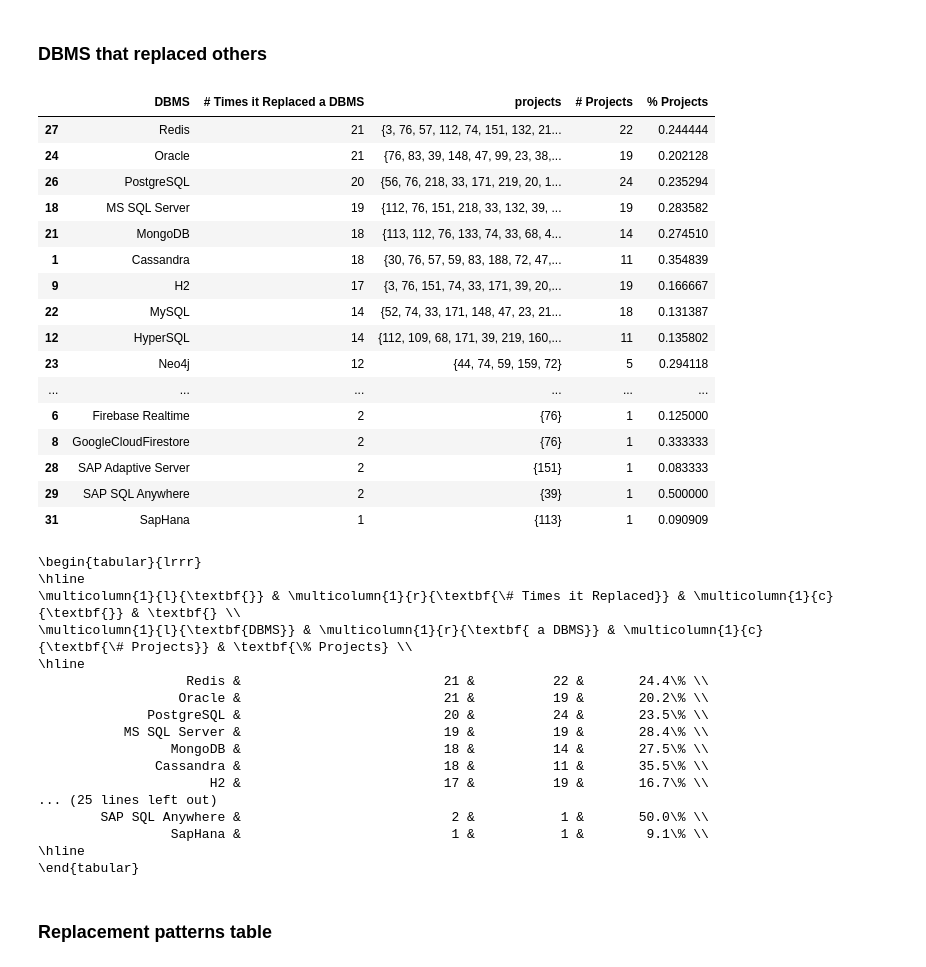
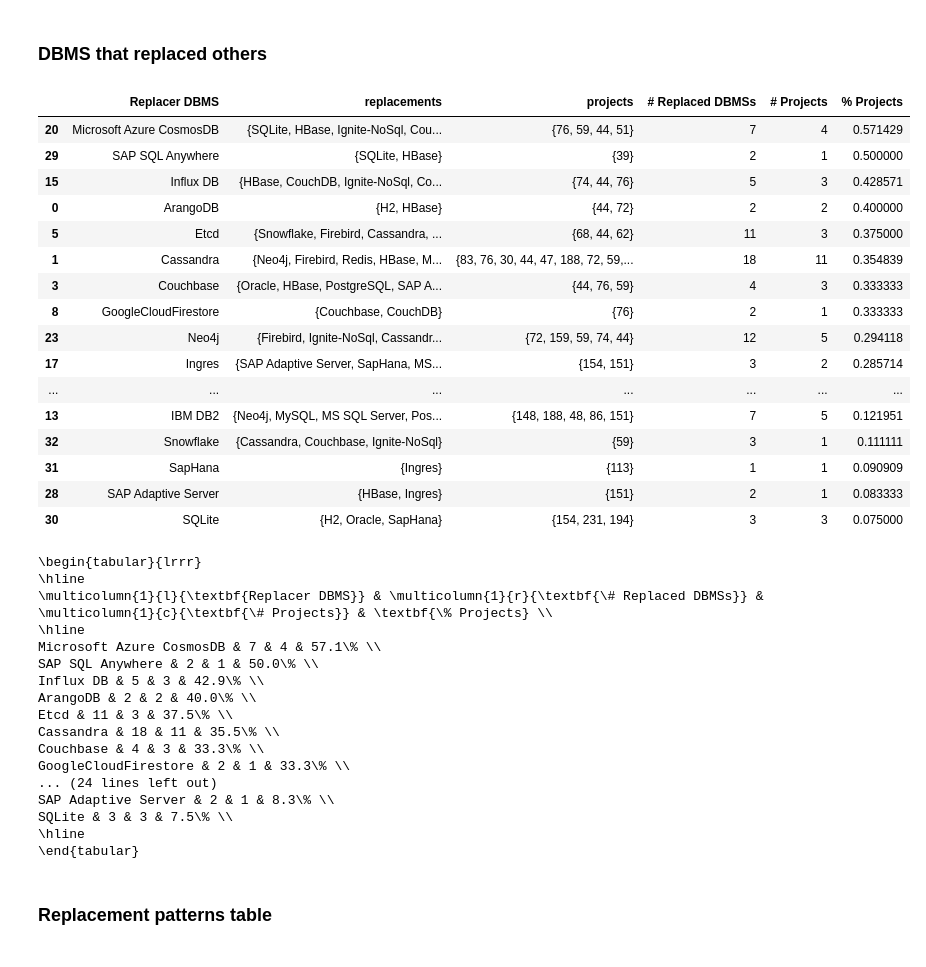
Before and after one commit to gems-uff/db-mining, a Jupyter notebook: src/rq3_replacements/seqpatterns_filters.ipynb, the cells around one changed output. Cells and saved outputs as stored; diff of their text form; code cells hidden in the pictures.

```diff
--- a/src/rq3_replacements/seqpatterns_filters.ipynb
+++ b/src/rq3_replacements/seqpatterns_filters.ipynb
@@ -84,6 +84,9 @@ from analysis_helpers import (
 
 def union_sets(series):
     return functools.reduce(lambda x,y: x | y, series, set())
+
+def union_values(series):
+    return functools.reduce(lambda x,y: x | (y if isinstance(y, set) else {y}), series, set())
 # %%
 df = pd.read_csv(SEQ_PATTERNS_DIR + os.sep + "substitutions.csv")
 # Remove meta-rules
@@ -186,29 +221,30 @@ with open(IMAGES_DIR + os.sep + "substitutions.tex", "w") as f:
 # %% [markdown]
 ### DBMS that replaced others
 # %%
-df5 = df.groupby(["Y"], as_index=False).agg(replacements=("X", "count"), projects=("LinesSet", union_sets))
-df5.rename(columns={"Y": "DBMS", "replacements": "# Times it Replaced a DBMS"}, inplace=True)
+df5 = df.groupby(["Y"], as_index=False).agg(replacements=("X", union_values), projects=("LinesSet", union_sets))
+df5["# Replaced DBMSs"] = df5["replacements"].apply(len)
+df5.rename(columns={"Y": "Replacer DBMS"}, inplace=True)
 df5["# Projects"] = df5["projects"].apply(len)
-df5["% Projects"] = df5.apply(lambda row: row["# Projects"] / dbms_counts[row["DBMS"]], axis=1)
-df5.sort_values(["# Times it Replaced a DBMS", "# Projects"], inplace=True, ascending=False)
-dbms_replaced_count = df5.set_index("DBMS")["# Times it Replaced a DBMS"].to_dict()
-dbms_replaced_in_projects = df5.set_index("DBMS")["# Projects"].to_dict()
+df5["% Projects"] = df5.apply(lambda row: row["# Projects"] / dbms_counts[row["Replacer DBMS"]], axis=1)
+df5.sort_values(["% Projects", "# Replaced DBMSs", "# Projects"], inplace=True, ascending=False)
+dbms_replaced_count = df5.set_index("Replacer DBMS")["# Replaced DBMSs"].to_dict()
+dbms_replaced_in_projects = df5.set_index("Replacer DBMS")["# Projects"].to_dict()
 df5
 # %% [output]
-|  | DBMS | # Times it Replaced a DBMS | projects | # Projects | % Projects |
-| 27 | Redis | 21 | {3, 76, 57, 112, 74, 151, 132, 21... | 22 | 0.244444 |
-| 24 | Oracle | 21 | {76, 83, 39, 148, 47, 99, 23, 38,... | 19 | 0.202128 |
-| 26 | PostgreSQL | 20 | {56, 76, 218, 33, 171, 219, 20, 1... | 24 | 0.235294 |
-| 18 | MS SQL Server | 19 | {112, 76, 151, 218, 33, 132, 39, ... | 19 | 0.283582 |
-| 21 | MongoDB | 18 | {113, 112, 76, 133, 74, 33, 68, 4... | 14 | 0.274510 |
-| 1 | Cassandra | 18 | {30, 76, 57, 59, 83, 188, 72, 47,... | 11 | 0.354839 |
-| 9 | H2 | 17 | {3, 76, 151, 74, 33, 171, 39, 20,... | 19 | 0.166667 |
-| 22 | MySQL | 14 | {52, 74, 33, 171, 148, 47, 23, 21... | 18 | 0.131387 |
-| 12 | HyperSQL | 14 | {112, 109, 68, 171, 39, 219, 160,... | 11 | 0.135802 |
-| 23 | Neo4j | 12 | {44, 74, 59, 159, 72} | 5 | 0.294118 |
-| ... | ... | ... | ... | ... | ... |
-| 6 | Firebase Realtime | 2 | {76} | 1 | 0.125000 |
-| 8 | GoogleCloudFirestore | 2 | {76} | 1 | 0.333333 |
-| 28 | SAP Adaptive Server | 2 | {151} | 1 | 0.083333 |
-| 29 | SAP SQL Anywhere | 2 | {39} | 1 | 0.500000 |
-| 31 | SapHana | 1 | {113} | 1 | 0.090909 |
+|  | Replacer DBMS | replacements | projects | # Replaced DBMSs | # Projects | % Projects |
+| 20 | Microsoft Azure CosmosDB | {SQLite, HBase, Ignite-NoSql, Cou... | {76, 59, 44, 51} | 7 | 4 | 0.571429 |
+| 29 | SAP SQL Anywhere | {SQLite, HBase} | {39} | 2 | 1 | 0.500000 |
+| 15 | Influx DB | {HBase, CouchDB, Ignite-NoSql, Co... | {74, 44, 76} | 5 | 3 | 0.428571 |
+| 0 | ArangoDB | {H2, HBase} | {44, 72} | 2 | 2 | 0.400000 |
+| 5 | Etcd | {Snowflake, Firebird, Cassandra, ... | {68, 44, 62} | 11 | 3 | 0.375000 |
+| 1 | Cassandra | {Neo4j, Firebird, Redis, HBase, M... | {83, 76, 30, 44, 47, 188, 72, 59,... | 18 | 11 | 0.354839 |
+| 3 | Couchbase | {Oracle, HBase, PostgreSQL, SAP A... | {44, 76, 59} | 4 | 3 | 0.333333 |
+| 8 | GoogleCloudFirestore | {Couchbase, CouchDB} | {76} | 2 | 1 | 0.333333 |
+| 23 | Neo4j | {Firebird, Ignite-NoSql, Cassandr... | {72, 159, 59, 74, 44} | 12 | 5 | 0.294118 |
+| 17 | Ingres | {SAP Adaptive Server, SapHana, MS... | {154, 151} | 3 | 2 | 0.285714 |
+| ... | ... | ... | ... | ... | ... | ... |
+| 13 | IBM DB2 | {Neo4j, MySQL, MS SQL Server, Pos... | {148, 188, 48, 86, 151} | 7 | 5 | 0.121951 |
+| 32 | Snowflake | {Cassandra, Couchbase, Ignite-NoSql} | {59} | 3 | 1 | 0.111111 |
+| 31 | SapHana | {Ingres} | {113} | 1 | 1 | 0.090909 |
+| 28 | SAP Adaptive Server | {HBase, Ingres} | {151} | 2 | 1 | 0.083333 |
+| 30 | SQLite | {H2, Oracle, SapHana} | {154, 231, 194} | 3 | 3 | 0.075000 |
@@ -218,9 +263,9 @@ assert list(df5.set_index("DBMS")["# Times it Replaced a DBMS"].nlargest(3).inde
 # %%
-columns = ["DBMS", "# Times it Replaced a DBMS", "# Projects", "% Projects"]
+columns = ["Replacer DBMS", "# Replaced DBMSs", "# Projects", "% Projects"]
 result = df5[columns].to_latex(index=False, float_format="{:.1%}".format)
+result = result.replace("%", "\\%")
 result = re.sub(r"\\toprule\n.*\n\\midrule", r"""\\hline
-\\multicolumn{1}{l}{\\textbf{}} & \\multicolumn{1}{r}{\\textbf{\\# Times it Replaced}} & \\multicolumn{1}{c}{\\textbf{}} & \\textbf{} \\\\
-\\multicolumn{1}{l}{\\textbf{DBMS}} & \\multicolumn{1}{r}{\\textbf{ a DBMS}} & \\multicolumn{1}{c}{\\textbf{\\# Projects}} & \\textbf{\\% Projects} \\\\
+\\multicolumn{1}{l}{\\textbf{Replacer DBMS}} & \\multicolumn{1}{r}{\\textbf{\\# Replaced DBMSs}} & \\multicolumn{1}{c}{\\textbf{\\# Projects}} & \\textbf{\\% Projects} \\\\
 \\hline""", result, flags=re.MULTILINE).replace(r'\bottomrule', r'\hline')
 #result = result.replace(r'<\#i\#>', r'\textbf{').replace(r'<\#f\#>', r'}').replace(r'\toprule', r'\hline').replace(r'\midrule', r'\hline').replace(r'\bottomrule', r'\hline')
 print(result)
@@ -229,19 +274,19 @@ with open(IMAGES_DIR + os.sep + "substitutes.tex", "w") as f:
 # %% [output]
 \begin{tabular}{lrrr}
 \hline
-\multicolumn{1}{l}{\textbf{}} & \multicolumn{1}{r}{\textbf{\# Times it Replaced}} & \multicolumn{1}{c}{\textbf{}} & \textbf{} \\
-\multicolumn{1}{l}{\textbf{DBMS}} & \multicolumn{1}{r}{\textbf{ a DBMS}} & \multicolumn{1}{c}{\textbf{\# Projects}} & \textbf{\% Projects} \\
+\multicolumn{1}{l}{\textbf{Replacer DBMS}} & \multicolumn{1}{r}{\textbf{\# Replaced DBMSs}} & \multicolumn{1}{c}{\textbf{\# Projects}} & \textbf{\% Projects} \\
 \hline
-                   Redis &                          21 &          22 &       24.4\% \\
-                  Oracle &                          21 &          19 &       20.2\% \\
-              PostgreSQL &                          20 &          24 &       23.5\% \\
-           MS SQL Server &                          19 &          19 &       28.4\% \\
-                 MongoDB &                          18 &          14 &       27.5\% \\
-               Cassandra &                          18 &          11 &       35.5\% \\
-                      H2 &                          17 &          19 &       16.7\% \\
-... (25 lines left out)
-        SAP SQL Anywhere &                           2 &           1 &       50.0\% \\
-                 SapHana &                           1 &           1 &        9.1\% \\
+Microsoft Azure CosmosDB & 7 & 4 & 57.1\% \\
+SAP SQL Anywhere & 2 & 1 & 50.0\% \\
+Influx DB & 5 & 3 & 42.9\% \\
+ArangoDB & 2 & 2 & 40.0\% \\
+Etcd & 11 & 3 & 37.5\% \\
+Cassandra & 18 & 11 & 35.5\% \\
+Couchbase & 4 & 3 & 33.3\% \\
+GoogleCloudFirestore & 2 & 1 & 33.3\% \\
+... (24 lines left out)
+SAP Adaptive Server & 2 & 1 & 8.3\% \\
+SQLite & 3 & 3 & 7.5\% \\
 \hline
 \end{tabular}
 # %% [markdown]
```
Also changed, not shown: parts of 16 cells of this notebook, 3 other files.
